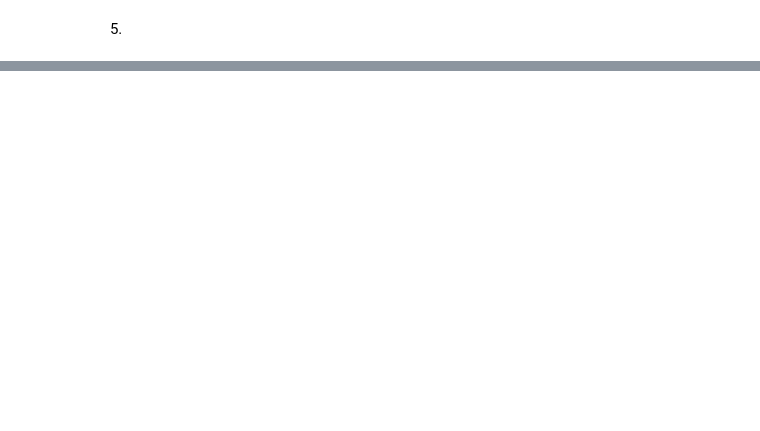
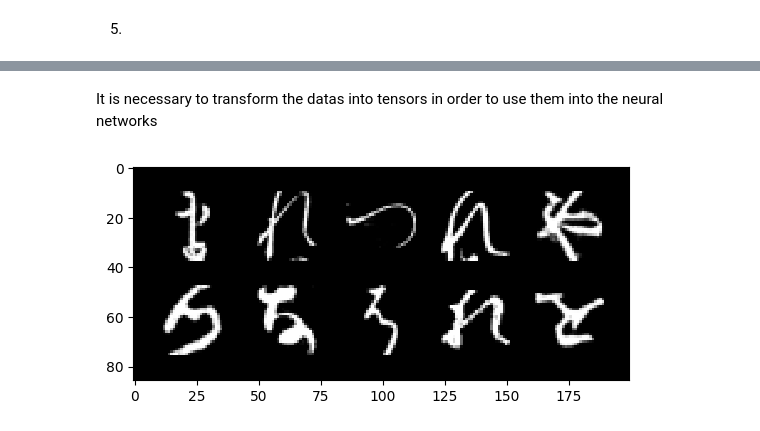
Before and after one commit to roduit/FundamentalLearningEPFL, a Jupyter notebook: Homeworks/HW3/roduit_vincent_325140_HW3.ipynb, the cells around one changed output, grey strips where cells are left out. Drawn from its saved outputs; the diff is of its cells as text; code cells hidden in the pictures; blank space fills up the shorter version.

```diff
--- a/Homeworks/HW3/roduit_vincent_325140_HW3.ipynb
+++ b/Homeworks/HW3/roduit_vincent_325140_HW3.ipynb
@@ -94,0 +182,11 @@ def gradient(X,y,W):
+# %%
+#parameters
+NUM_TRAIN_DATA = 50000
+NUM_VAL_DATA = 10000
+
+BATCH_SIZE = 1024
+TEST_BATCH_SIZE = 2048
+
+# find out which device is available
+DEVICE = torch.device("cuda" if torch.cuda.is_available() else "cpu")
+print(DEVICE)
@@ -94,0 +233,24 @@ def gradient(X,y,W):
+# %%
+train_dataloader = DataLoader(
+    dataset=train_dataset,
+    batch_size=BATCH_SIZE,
+    shuffle=True,
+    num_workers=2)
+
+valid_dataloader = DataLoader(
+    dataset=valid_dataset,
+    batch_size=TEST_BATCH_SIZE,
+    shuffle=False,
+    num_workers=2)
+
+test_dataloader = DataLoader(
+    dataset=test_dataset,
+    batch_size=TEST_BATCH_SIZE,
+    shuffle=False,
+    num_workers=2)
+# %% [markdown]
+It is necessary to transform the datas into tensors in order to use them into the neural networks
+# %%
+visualize_images(train_dataloader)
+# %% [output]
+[figure, added]
```
Also changed, not shown: parts of 41 cells of this notebook, 1 other file.
